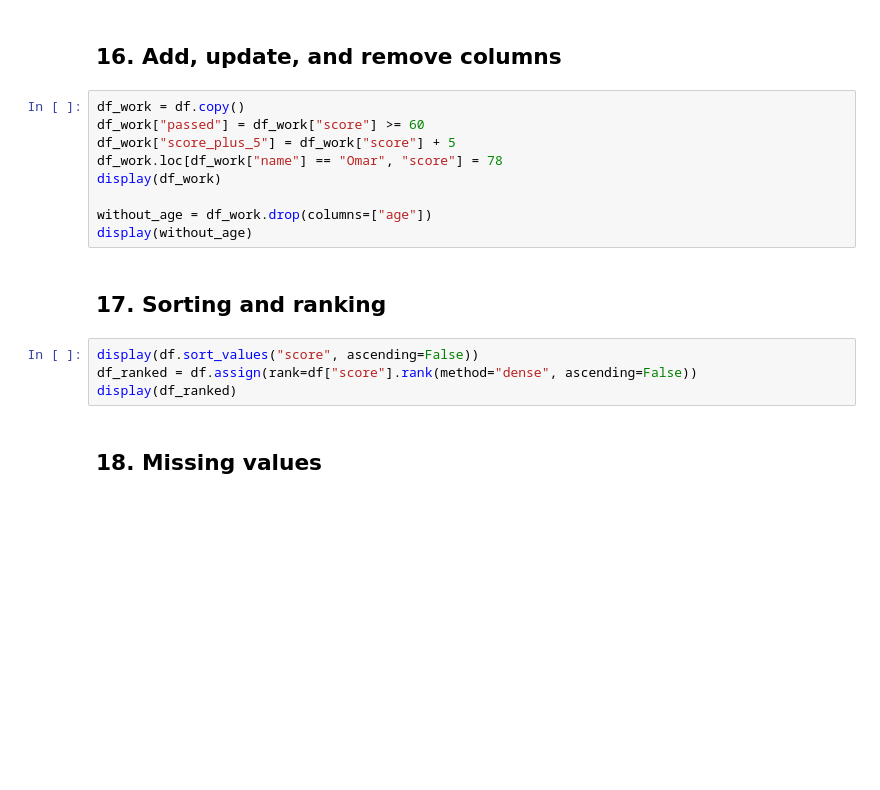
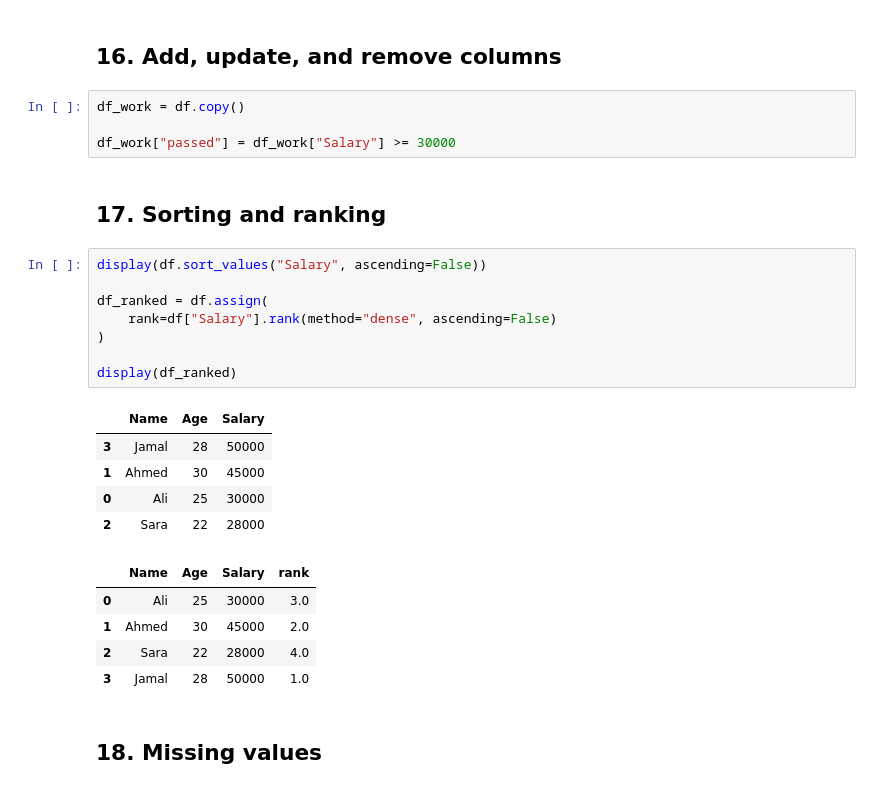
Before and after one commit to mirzajamalnasir750/Python, a Jupyter notebook: PANDAS.ipynb, the cells around one changed output. Saved outputs shown, nothing was run; the diff lists cells and outputs as text; blank space fills up the shorter version.

```diff
--- a/PANDAS.ipynb
+++ b/PANDAS.ipynb
@@ -58,19 +208,29 @@ display(df[df["name"].isin(["Ali", "Omar"])])
 ## 16. Add, update, and remove columns
 # %%
 df_work = df.copy()
-df_work["passed"] = df_work["score"] >= 60
-df_work["score_plus_5"] = df_work["score"] + 5
-df_work.loc[df_work["name"] == "Omar", "score"] = 78
-display(df_work)
 
-without_age = df_work.drop(columns=["age"])
-display(without_age)
+df_work["passed"] = df_work["Salary"] >= 30000
 # %% [markdown]
 ## 17. Sorting and ranking
 # %%
-display(df.sort_values("score", ascending=False))
-df_ranked = df.assign(rank=df["score"].rank(method="dense", ascending=False))
+display(df.sort_values("Salary", ascending=False))
+
+df_ranked = df.assign(
+    rank=df["Salary"].rank(method="dense", ascending=False)
+)
+
 display(df_ranked)
+# %% [output]
+|  | Name | Age | Salary |
+| 3 | Jamal | 28 | 50000 |
+| 1 | Ahmed | 30 | 45000 |
+| 0 | Ali | 25 | 30000 |
+| 2 | Sara | 22 | 28000 |
+|  | Name | Age | Salary | rank |
+| 0 | Ali | 25 | 30000 | 3.0 |
+| 1 | Ahmed | 30 | 45000 | 2.0 |
+| 2 | Sara | 22 | 28000 | 4.0 |
+| 3 | Jamal | 28 | 50000 | 1.0 |
 # %% [markdown]
 ## 18. Missing values
 # %%
```
Also changed, not shown: parts of 23 cells of this notebook.
